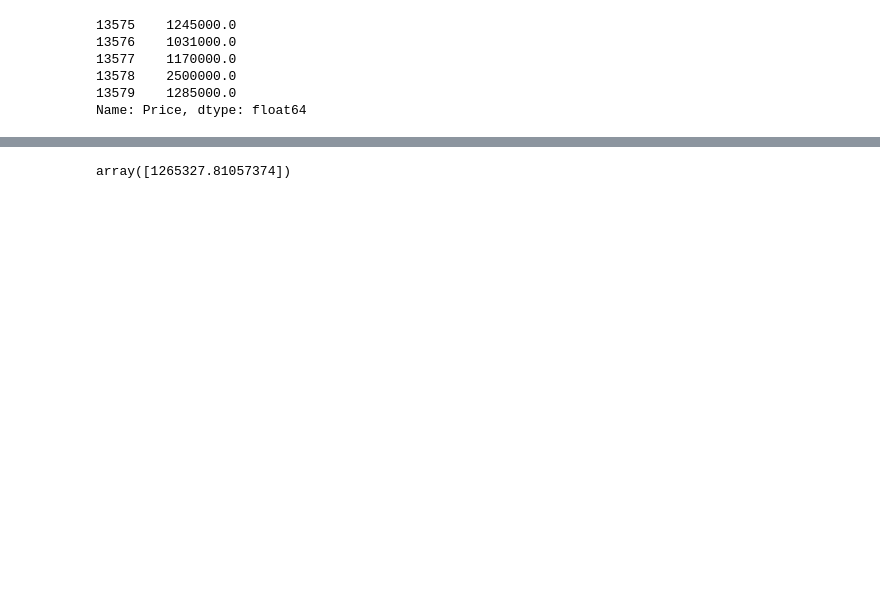
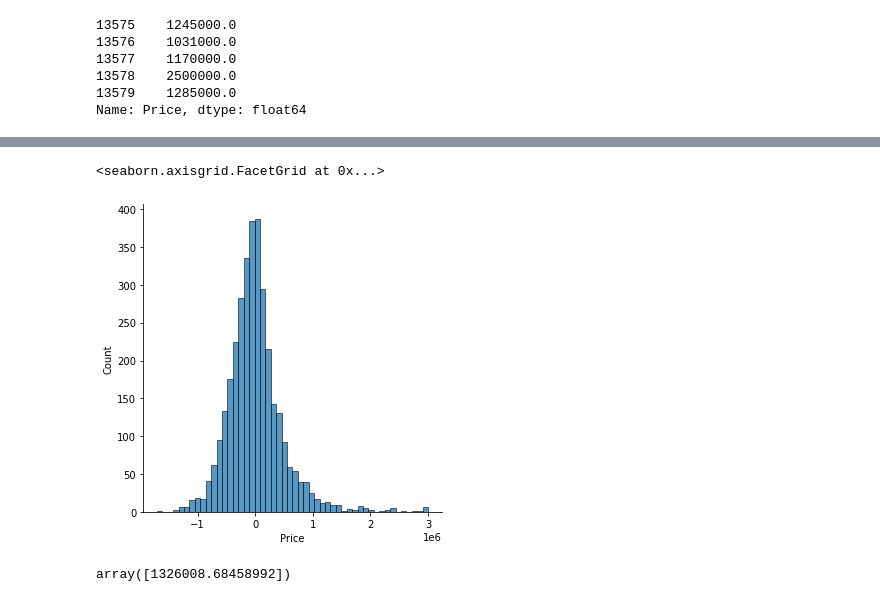
Before and after one commit to nerrma/tutoring, a Jupyter notebook: notebooks/tut1.ipynb, the cells around one changed output, grey strips where cells are left out. Cells and saved outputs as stored; diff of their text form; code cells hidden in the pictures; blank space fills up the shorter version.

```diff
--- a/notebooks/tut1.ipynb
+++ b/notebooks/tut1.ipynb
@@ -102,3 +107,5 @@ le = dict()
 for f in ["Postcode", "Type"]:
     le[f] = LabelEncoder().fit(X[f])
     X[f] = le[f].transform(X[f])
+# %%
+X_train, X_test, y_train, y_test = train_test_split(X, y, test_size=0.25)
@@ -105,17 +122,20 @@ for f in ["Postcode", "Type"]:
+# %%
+sns.displot(np.clip((y_test-y_pred), -3*1e6, 3*1e6), bins=50)
+# %% [output]
+<seaborn.axisgrid.FacetGrid at 0x...>
+[figure, added]
 # %%
-lr = LinearRegression()
-lr.fit(X, y)
+
 # Rooms, Type, Postcode, Bathroom, Car, Landsize, Lat, Long
 # https://www.realestate.com.au/property-house-vic-pascoe+vale+south-139192615
 # data: https://www.kaggle.com/datasets/dansbecker/melbourne-housing-snapshot
-our_house = np.array([4,\
+our_house = np.array([4, \
                       le["Type"].transform(["h"]), \
                       le["Postcode"].transform([3044]), \
                       2, \
                       6, \
-                      584.0, \
-                      -37.738569,144.939165\
+                      584.0\
                       ], dtype=object).reshape(1, -1)
 lr.predict(our_house)
 # %% [output]
-array([1265327.81057374])
+array([1326008.68458992])
```
Also changed, not shown: parts of 5 cells of this notebook, 3 other files.
